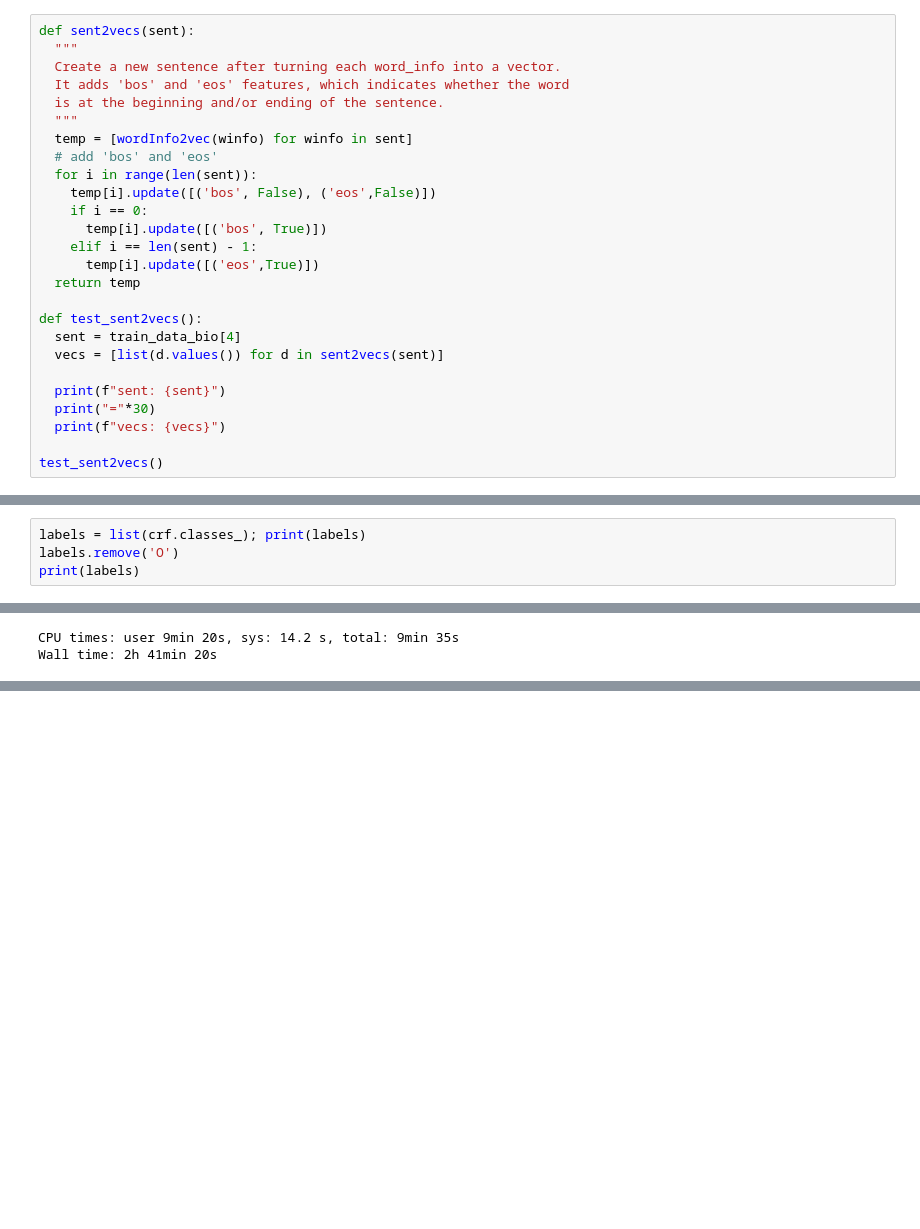
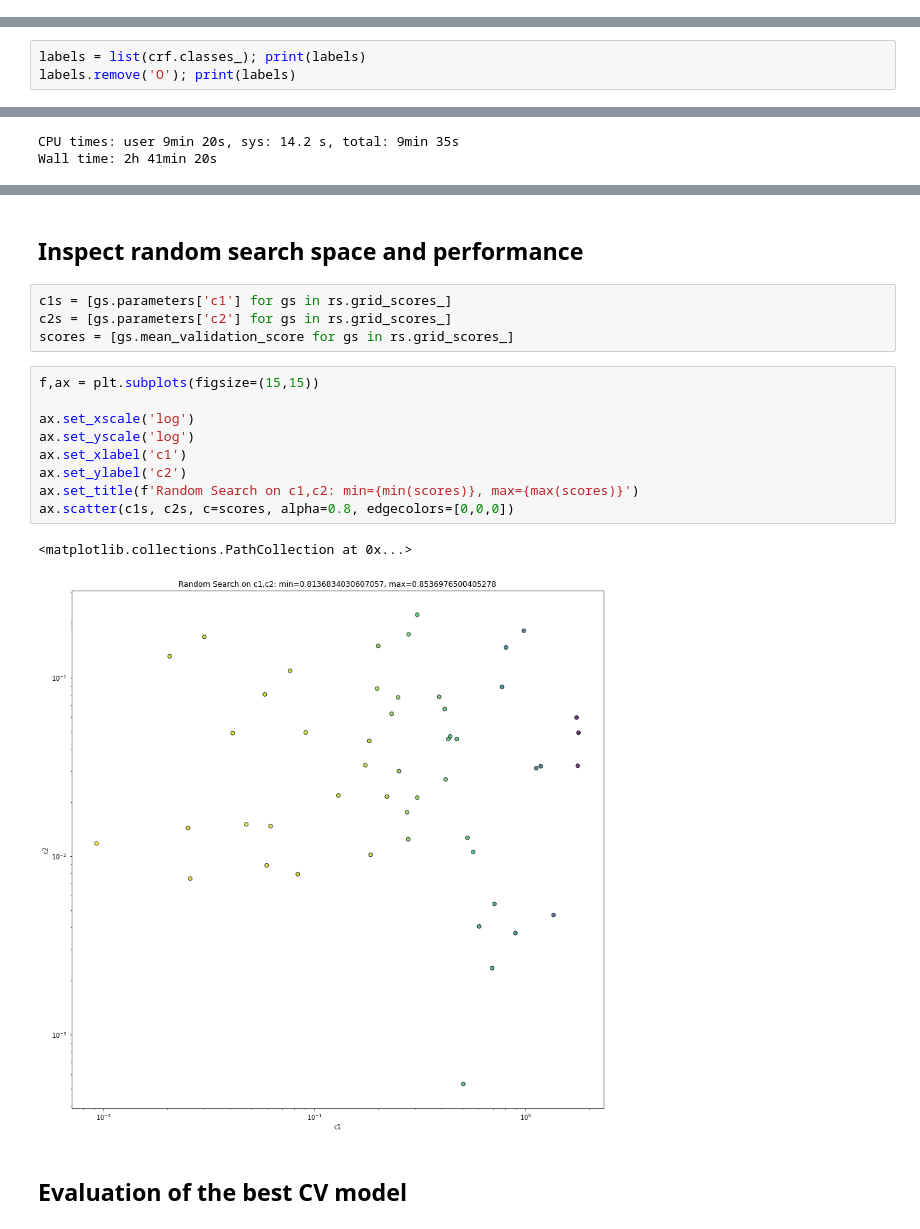
Before and after one commit to cocoaaa/IE, a Jupyter notebook: HW1/notebooks/ner_crf.ipynb, the cells around one changed output, grey strips where cells are left out. Drawn from its saved outputs; the diff is of its cells as text; blank space fills up the shorter version.

```diff
--- a/HW1/notebooks/ner_crf.ipynb
+++ b/HW1/notebooks/ner_crf.ipynb
@@ -212,26 +150,0 @@ vec keys: ['.', '.', '.', '.', False, False, False, False]
-# %%
-def sent2vecs(sent):
-  """
-  Create a new sentence after turning each word_info into a vector.
-  It adds 'bos' and 'eos' features, which indicates whether the word
-  is at the beginning and/or ending of the sentence.
-  """
-  temp = [wordInfo2vec(winfo) for winfo in sent]
-  # add 'bos' and 'eos'
-  for i in range(len(sent)):
-    temp[i].update([('bos', False), ('eos',False)])
-    if i == 0:
-      temp[i].update([('bos', True)])
-    elif i == len(sent) - 1:
-      temp[i].update([('eos',True)])
-  return temp
-
-def test_sent2vecs():
-  sent = train_data_bio[4]
-  vecs = [list(d.values()) for d in sent2vecs(sent)]
-
-  print(f"sent: {sent}")
-  print("="*30)
-  print(f"vecs: {vecs}")
-
-test_sent2vecs()
@@ -469,7 +350,6 @@ We are interested in entity-level evaluation, so let's exclude entity type 'O' f
 # %%
 labels = list(crf.classes_); print(labels)
-labels.remove('O')
-print(labels)
+labels.remove('O'); print(labels)
 # %% [output]
 ['B-ORG', 'O', 'B-MISC', 'B-PER', 'I-PER', 'B-LOC', 'I-ORG', 'I-MISC', 'I-LOC']
 ['B-ORG', 'B-MISC', 'B-PER', 'I-PER', 'B-LOC', 'I-ORG', 'I-MISC', 'I-LOC']
@@ -554,5 +437,25 @@ joblib.dump(rs, '../trained/rs_cv:3_niter:50_09_25_11_30.sav')
 # %% [output]
 ['../trained/rs_cv:3_niter:50_09_25_11_30.sav']
+# %% [markdown]
+## Inspect random search space and performance
+# %%
+c1s = [gs.parameters['c1'] for gs in rs.grid_scores_]
+c2s = [gs.parameters['c2'] for gs in rs.grid_scores_]
+scores = [gs.mean_validation_score for gs in rs.grid_scores_]
+# %%
+f,ax = plt.subplots(figsize=(15,15))
+
+ax.set_xscale('log')
+ax.set_yscale('log')
+ax.set_xlabel('c1')
+ax.set_ylabel('c2')
+ax.set_title(f'Random Search on c1,c2: min={min(scores)}, max={max(scores)}')
+ax.scatter(c1s, c2s, c=scores, alpha=0.8, edgecolors=[0,0,0])
+# %% [output]
+<matplotlib.collections.PathCollection at 0x...>
+[figure, added]
+# %% [markdown]
+## Evaluation of the best CV model
 # %%
 crf_rs = rs.best_estimator_
 print('best params:', rs.best_params_)
```
Also changed, not shown: parts of 25 cells of this notebook, 1 other file.
